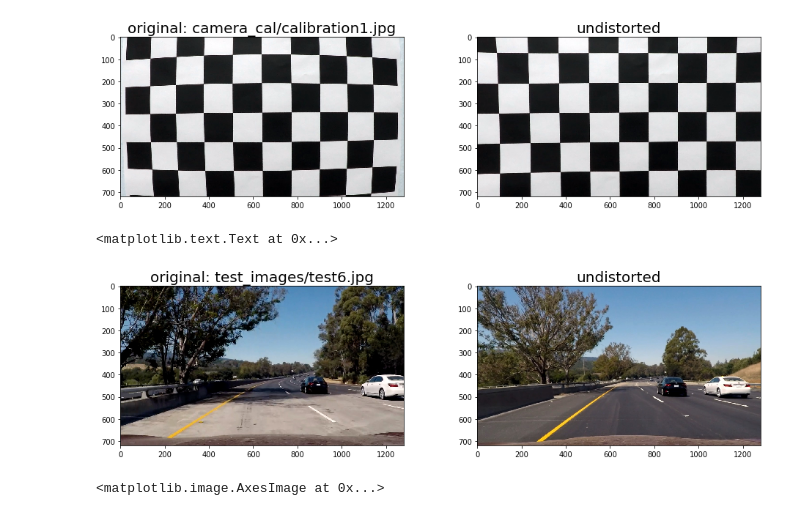
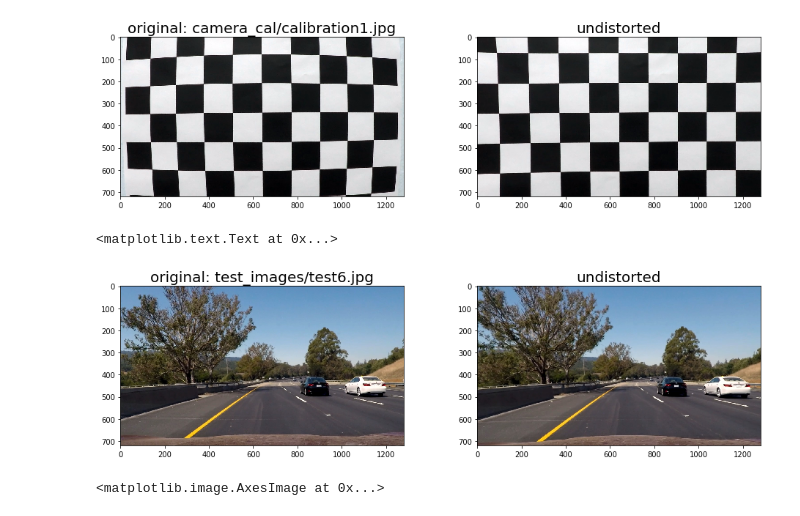
Before and after one commit to MaggiN1337/CarND-Advanced-Lane-Lines, a Jupyter notebook: main.ipynb, the cells around one changed output. Saved outputs shown, nothing was run; the diff lists cells and outputs as text; code cells hidden in the pictures.

```diff
--- a/main.ipynb
+++ b/main.ipynb
@@ -106,17 +110,17 @@ ax2.set_title('undistorted', fontsize=20)
 # %%
 transformation_file = FOLDER_TEST_INPUT + TRANSFORMATION__JPG
 transformation_image = cv2.imread(transformation_file)
 transformation_image = cv2.cvtColor(transformation_image, cv2.COLOR_BGR2RGB)
-distorted_image = cv2.undistort(transformation_image, cali_mtx, cali_dist, None, cali_mtx)
+undistorted_image = cv2.undistort(transformation_image, cali_mtx, cali_dist, None, cali_mtx)
 
 fig, (ax1, ax2) = plt.subplots(1, 2, figsize=(16, 4))
-ax1.imshow(example)
+ax1.imshow(transformation_image)
 ax1.set_title('original: ' + transformation_file, fontsize=20)
-ax2.imshow(distorted_image)
+ax2.imshow(undistorted_image)
 ax2.set_title('undistorted', fontsize=20)
 # %% [output]
 <matplotlib.text.Text at 0x...>
-[figure, old version]
+[figure, new version]
 # %%
 
 
```
Also changed, not shown: parts of 12 cells of this notebook.
